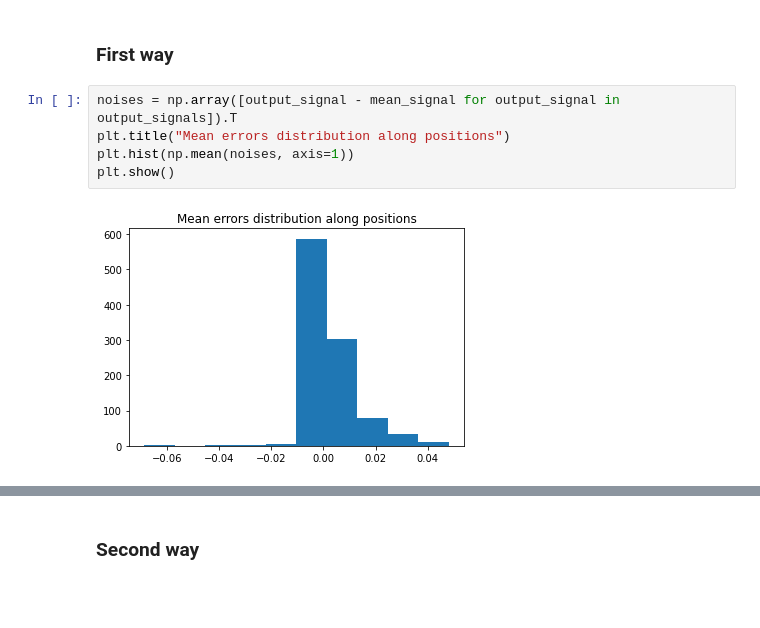
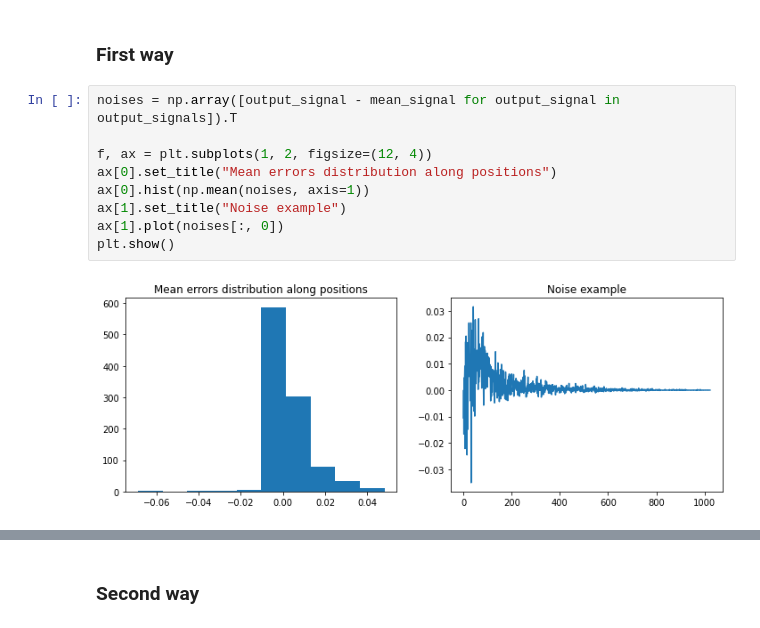
Before and after one commit to whiteRa2bit/hep_generative_models, a Jupyter notebook: notebooks/eda/noise_analysis.ipynb, the cells around one changed output, grey strips where cells are left out. Saved outputs shown, nothing was run; the diff lists cells and outputs as text; blank space fills up the shorter version.

```diff
--- a/notebooks/eda/noise_analysis.ipynb
+++ b/notebooks/eda/noise_analysis.ipynb
@@ -26,8 +124,12 @@ output_signals = np.array(output_signals)
 ### First way
 # %%
 noises = np.array([output_signal - mean_signal for output_signal in output_signals]).T
-plt.title("Mean errors distribution along positions")
-plt.hist(np.mean(noises, axis=1))
+
+f, ax = plt.subplots(1, 2, figsize=(12, 4))
+ax[0].set_title("Mean errors distribution along positions")
+ax[0].hist(np.mean(noises, axis=1))
+ax[1].set_title("Noise example")
+ax[1].plot(noises[:, 0])
 plt.show()
 # %% [output]
-[figure, old version]
+[figure, new version]
```
Also changed, not shown: parts of 13 cells of this notebook.
